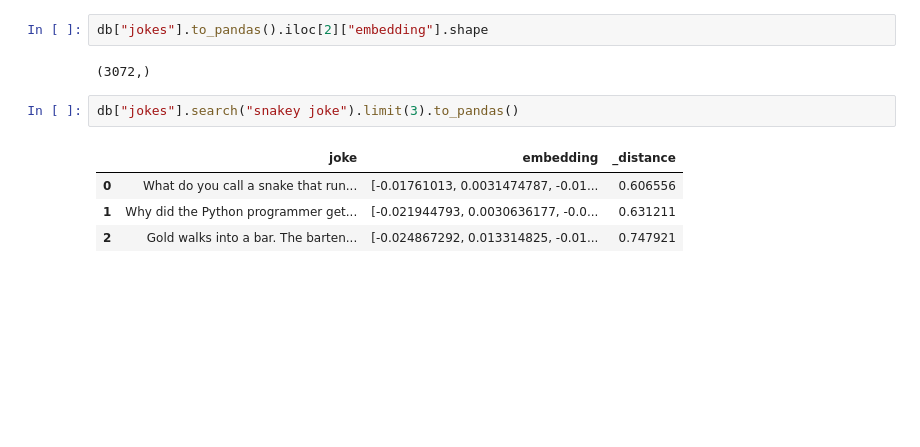
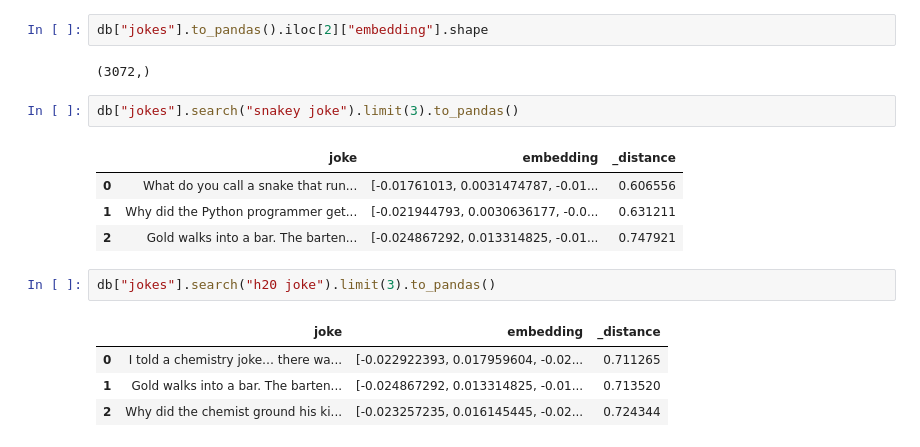
Before and after one commit to TonalLobster/AI_Engineering_Edwin_Lindblom, a Jupyter notebook: code_alongs/13_lancedb/lance_db_basics.ipynb, the cells around one changed output. Saved outputs shown, nothing was run; the diff lists cells and outputs as text; blank space fills up the shorter version.

```diff
--- a/code_alongs/13_lancedb/lance_db_basics.ipynb
+++ b/code_alongs/13_lancedb/lance_db_basics.ipynb
@@ -242,3 +242,10 @@ db["jokes"].search("snakey joke").limit(3).to_pandas()
 | 0 | What do you call a snake that run... | [-0.01761013, 0.0031474787, -0.01... | 0.606556 |
 | 1 | Why did the Python programmer get... | [-0.021944793, 0.0030636177, -0.0... | 0.631211 |
 | 2 | Gold walks into a bar. The barten... | [-0.024867292, 0.013314825, -0.01... | 0.747921 |
+# %%
+db["jokes"].search("h20 joke").limit(3).to_pandas()
+# %% [output]
+|  | joke | embedding | _distance |
+| 0 | I told a chemistry joke… there wa... | [-0.022922393, 0.017959604, -0.02... | 0.711265 |
+| 1 | Gold walks into a bar. The barten... | [-0.024867292, 0.013314825, -0.01... | 0.713520 |
+| 2 | Why did the chemist ground his ki... | [-0.023257235, 0.016145445, -0.02... | 0.724344 |
```
Also changed, not shown: parts of 2 cells of this notebook.
